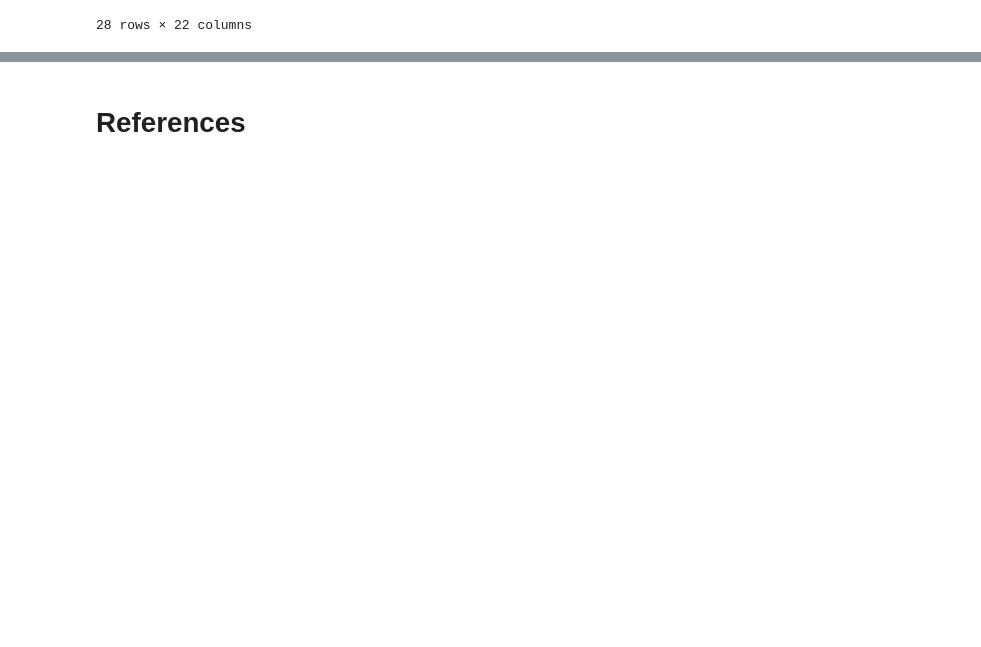
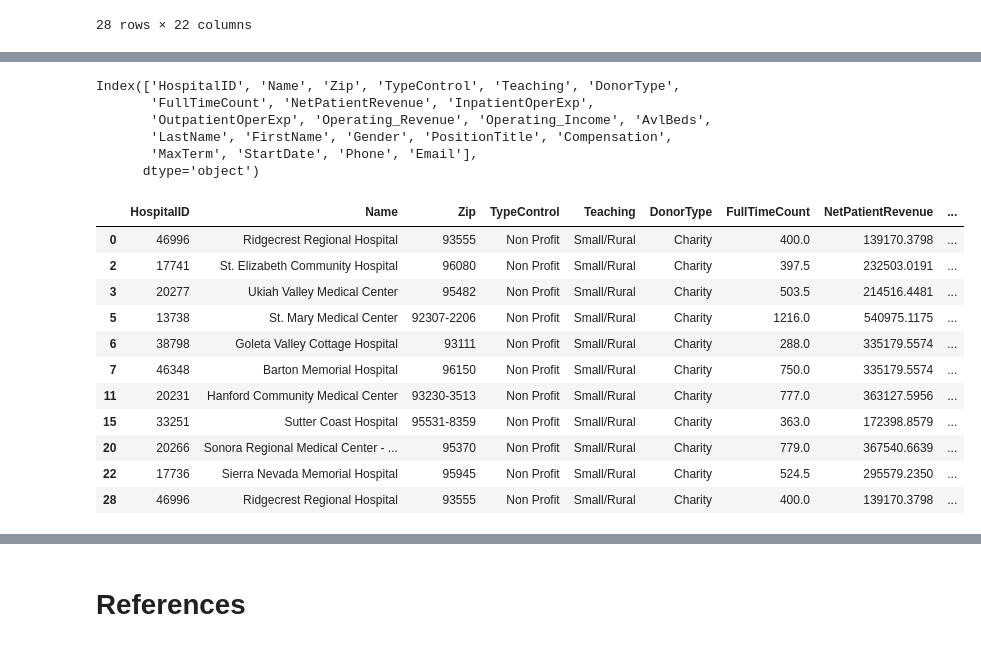
Before and after one commit to TheUltimateFishstick/week7labs, a Jupyter notebook: 07_Independent_Lab_Morgan.ipynb, the cells around one changed output, grey strips where cells are left out. Cells and saved outputs as stored; diff of their text form; code cells hidden in the pictures; blank space fills up the shorter version.

```diff
--- a/07_Independent_Lab_Morgan.ipynb
+++ b/07_Independent_Lab_Morgan.ipynb
@@ -206,0 +230,6 @@ Change the name of the following columns:
+# %%
+# Create a new DataFrame selecting two existing hospitals.
+new_records = pd.DataFrame(hospital_data_new.iloc[[0, 1], :])
+
+# Quick inspection of that new DataFrame
+new_records
@@ -206,0 +241,6 @@ Change the name of the following columns:
+# %%
+# Update the employee information with new information as instructed.
+# This seemed easier than including all of the hospital information. I had trouble gettign the sytax right. See reference for how I figured this out.
+new_records.loc[[0, 1], [13, 14, 15, 16, 17, 18, 19, 20, 21]] = ('Morgan', 'Troy', 'M', 'Safety Inspection Member', '23987', '2', '4/9/2025', '406-243-2262', 'super_rad_inspector@gmail.com')
+
+new_records
@@ -206,0 +252,6 @@ Change the name of the following columns:
+# %%
+# Concatenate hospital_data_new and new_records into a new DataFrame: new_merge.
+new_merge = pd.concat([hospital_data_new, new_records], ignore_index = True)
+
+# Check our work.
+new_merge.tail(5)
@@ -206,0 +271,32 @@ Change the name of the following columns:
+# %%
+# Create new DataFrame filtering for "all hospitals that are non-profit with more than 250 employees, unless the net patient revenue is smaller than $109,000."
+new_merge_1 = new_merge[(new_merge.TypeControl == 'Non Profit') & (new_merge.FullTimeCount > 250) & (new_merge.NetPatientRevenue > 109000)]
+# %%
+# Get a list of columns in new_merge_1.
+new_merge_1.columns
+# %% [output]
+Index(['HospitalID', 'Name', 'Zip', 'TypeControl', 'Teaching', 'DonorType',
+       'FullTimeCount', 'NetPatientRevenue', 'InpatientOperExp',
+       'OutpatientOperExp', 'Operating_Revenue', 'Operating_Income', 'AvlBeds',
+       'LastName', 'FirstName', 'Gender', 'PositionTitle', 'Compensation',
+       'MaxTerm', 'StartDate', 'Phone', 'Email'],
+      dtype='object')
+# %%
+# Remove the columns containing employee information and save it as a new DataFrame.
+filitered_hospital_only_data = new_merge_1.drop(new_merge_1.columns[[13, 14, 15, 16, 17, 18, 19, 20, 21]], axis = 1)
+
+# Check our work.
+filitered_hospital_only_data
+# %% [output]
+|  | HospitalID | Name | Zip | TypeControl | Teaching | DonorType | FullTimeCount | NetPatientRevenue | ... |
+| 0 | 46996 | Ridgecrest Regional Hospital | 93555 | Non Profit | Small/Rural | Charity | 400.0 | 139170.3798 | ... |
+| 2 | 17741 | St. Elizabeth Community Hospital | 96080 | Non Profit | Small/Rural | Charity | 397.5 | 232503.0191 | ... |
+| 3 | 20277 | Ukiah Valley Medical Center | 95482 | Non Profit | Small/Rural | Charity | 503.5 | 214516.4481 | ... |
+| 5 | 13738 | St. Mary Medical Center | 92307-2206 | Non Profit | Small/Rural | Charity | 1216.0 | 540975.1175 | ... |
+| 6 | 38798 | Goleta Valley Cottage Hospital | 93111 | Non Profit | Small/Rural | Charity | 288.0 | 335179.5574 | ... |
+| 7 | 46348 | Barton Memorial Hospital | 96150 | Non Profit | Small/Rural | Charity | 750.0 | 335179.5574 | ... |
+| 11 | 20231 | Hanford Community Medical Center | 93230-3513 | Non Profit | Small/Rural | Charity | 777.0 | 363127.5956 | ... |
+| 15 | 33251 | Sutter Coast Hospital | 95531-8359 | Non Profit | Small/Rural | Charity | 363.0 | 172398.8579 | ... |
+| 20 | 20266 | Sonora Regional Medical Center - ... | 95370 | Non Profit | Small/Rural | Charity | 779.0 | 367540.6639 | ... |
+| 22 | 17736 | Sierra Nevada Memorial Hospital | 95945 | Non Profit | Small/Rural | Charity | 524.5 | 295579.2350 | ... |
+| 28 | 46996 | Ridgecrest Regional Hospital | 93555 | Non Profit | Small/Rural | Charity | 400.0 | 139170.3798 | ... |
```
Also changed, not shown: parts of 13 cells of this notebook, 1 other file.
